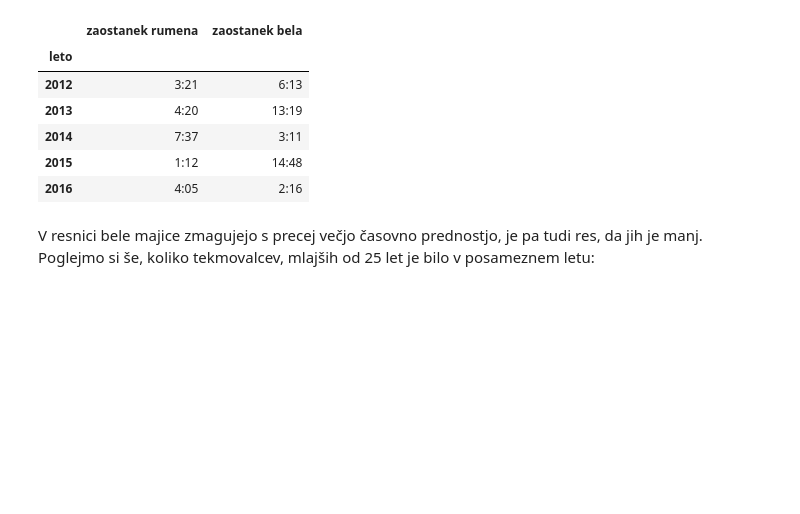
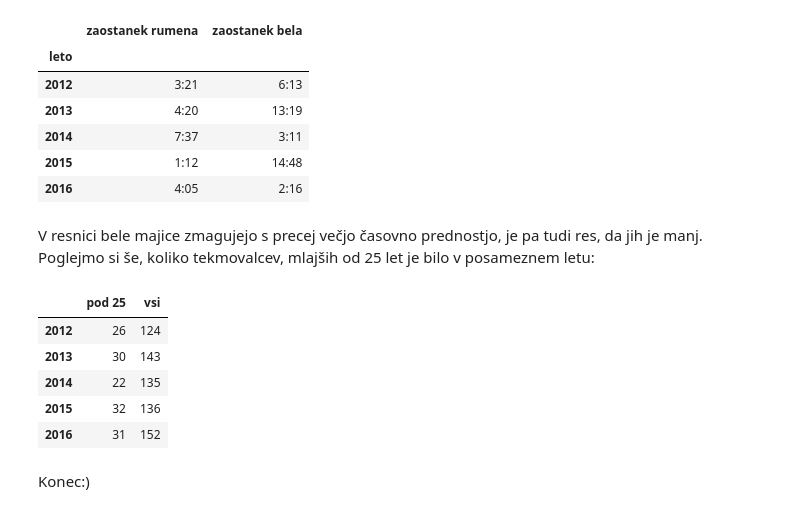
Before and after one commit to aeTS/Projekt-PRO1, a Jupyter notebook: Projekt_analiza_Tour.ipynb, the cells around one changed output. Drawn from its saved outputs; the diff is of its cells as text; code cells hidden in the pictures; blank space fills up the shorter version.

```diff
--- a/Projekt_analiza_Tour.ipynb
+++ b/Projekt_analiza_Tour.ipynb
@@ -699,3 +738,20 @@ naskok0.join(naskokb)
 V resnici bele majice zmagujejo s precej večjo časovno prednostjo, je pa tudi res,
 da jih je manj.
 Poglejmo si še, koliko tekmovalcev, mlajših od 25 let je bilo v posameznem letu:
+# %%
+vsi0 = pd.concat([rs2, rs3, rs4, rs5, rs6])
+beli1 = vsi0[vsi0.starost <= 25]
+ena = pd.DataFrame(beli1['leto'].value_counts())
+dva = pd.DataFrame(beli0['leto'].value_counts())
+tri = pd.concat([ena, dva], axis=1)
+tri.columns = ['pod 25', 'vsi']
+tri
+# %% [output]
+|  | pod 25 | vsi |
+| 2012 | 26 | 124 |
+| 2013 | 30 | 143 |
+| 2014 | 22 | 135 |
+| 2015 | 32 | 136 |
+| 2016 | 31 | 152 |
+# %% [markdown]
+Konec:)
```
Also changed, not shown: parts of 15 cells of this notebook.
